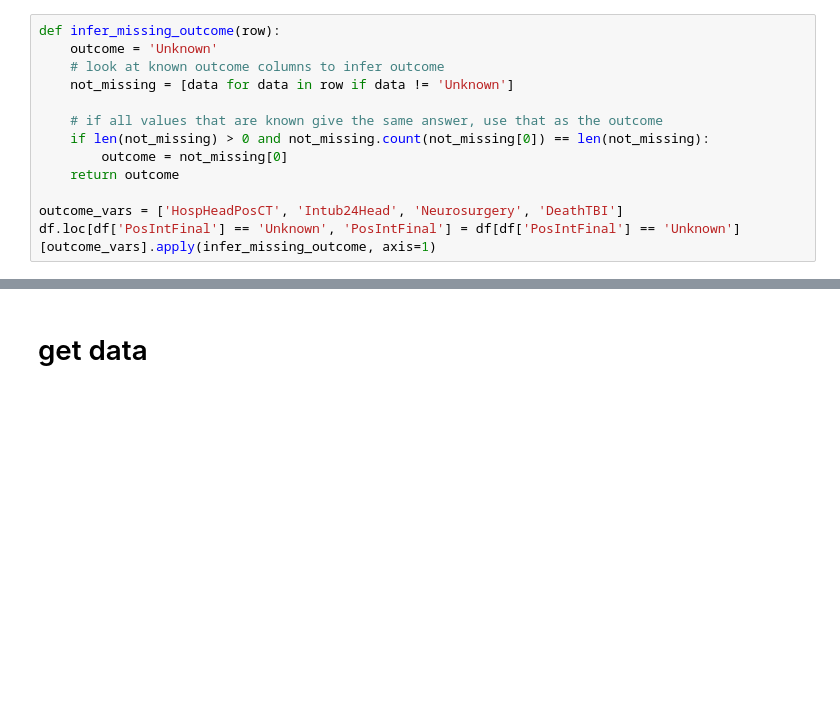
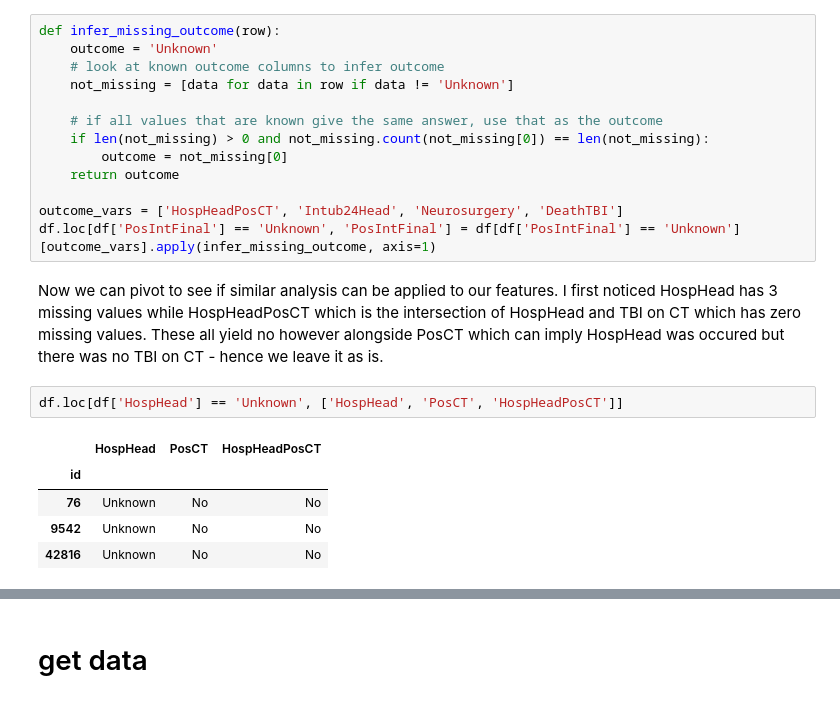
Before and after one commit to Yu-Group/clinical-rule-vetting, a Jupyter notebook: rulevetting/projects/tbi_pecarn/notebooks/00_eda.ipynb, the cells around one changed output, grey strips where cells are left out. Drawn from its saved outputs; the diff is of its cells as text; blank space fills up the shorter version.

```diff
--- a/rulevetting/projects/tbi_pecarn/notebooks/00_eda.ipynb
+++ b/rulevetting/projects/tbi_pecarn/notebooks/00_eda.ipynb
@@ -72,3 +72,13 @@ def infer_missing_outcome(row):
 
 outcome_vars = ['HospHeadPosCT', 'Intub24Head', 'Neurosurgery', 'DeathTBI']
 df.loc[df['PosIntFinal'] == 'Unknown', 'PosIntFinal'] = df[df['PosIntFinal'] == 'Unknown'][outcome_vars].apply(infer_missing_outcome, axis=1)
+# %% [markdown]
+Now we can pivot to see if similar analysis can be applied to our features. I first noticed HospHead has 3 missing values while HospHeadPosCT which is the intersection of HospHead and TBI on CT which has zero missing values. These all yield no however alongside PosCT which can imply HospHead was occured but there was no TBI on CT - hence we leave it as is.
+# %%
+df.loc[df['HospHead'] == 'Unknown', ['HospHead', 'PosCT', 'HospHeadPosCT']]
+# %% [output]
+|  | HospHead | PosCT | HospHeadPosCT |
+| id |  |  |  |
+| 76 | Unknown | No | No |
+| 9542 | Unknown | No | No |
+| 42816 | Unknown | No | No |
```
Also changed, not shown: parts of 8 cells of this notebook, 1 other file.
